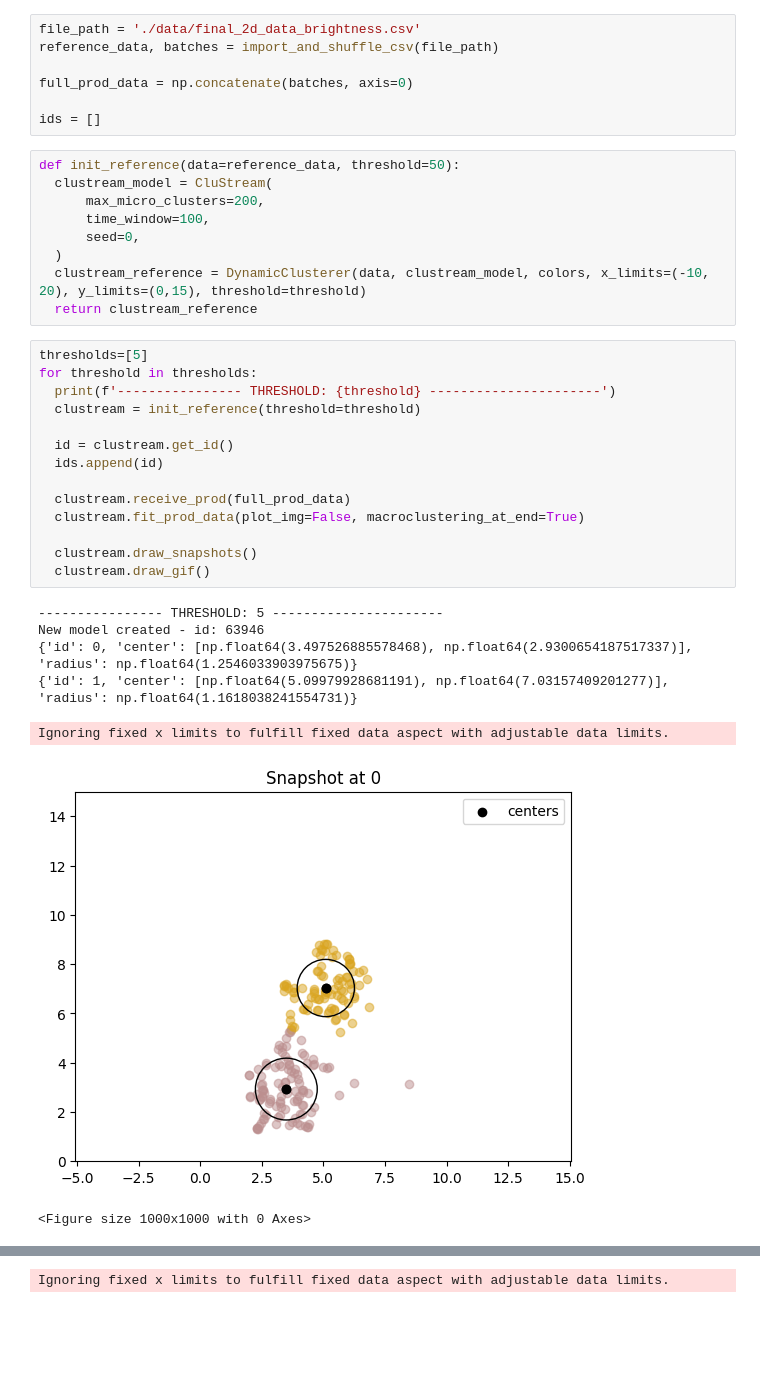
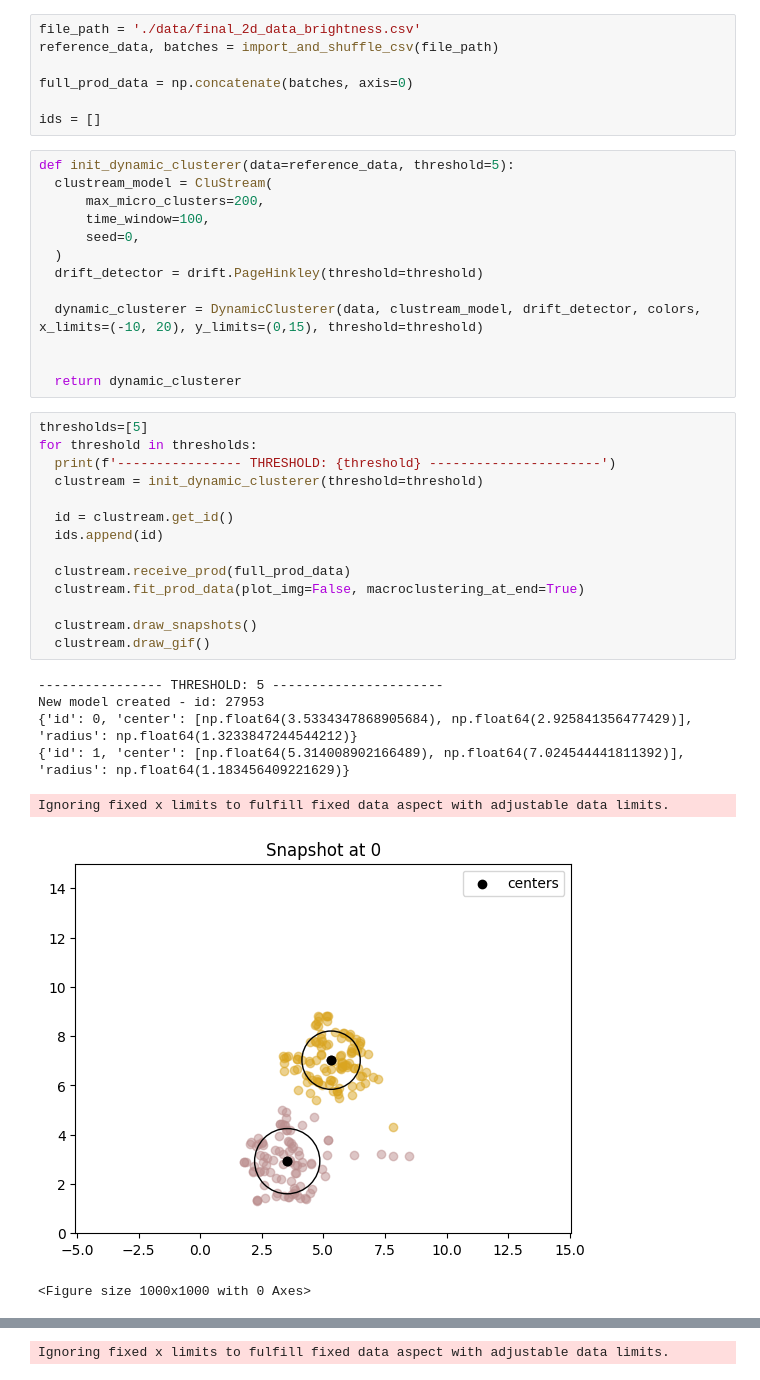
Before and after one commit to mirkomanset/dynamic-clustering, a Jupyter notebook: notebooks/CluStream+MEC_v8.ipynb, the cells around one changed output, grey strips where cells are left out. Drawn from its saved outputs; the diff is of its cells as text; blank space fills up the shorter version.

```diff
--- a/notebooks/CluStream+MEC_v8.ipynb
+++ b/notebooks/CluStream+MEC_v8.ipynb
@@ -52,33 +54,37 @@ full_prod_data = np.concatenate(batches, axis=0)
 
 ids = []
 # %%
-def init_reference(data=reference_data, threshold=50):
+def init_dynamic_clusterer(data=reference_data, threshold=5):
   clustream_model = CluStream(
       max_micro_clusters=200,
       time_window=100,
       seed=0,
   )
-  clustream_reference = DynamicClusterer(data, clustream_model, colors, x_limits=(-10, 20), y_limits=(0,15), threshold=threshold)
-  return clustream_reference
+  drift_detector = drift.PageHinkley(threshold=threshold)
+
+  dynamic_clusterer = DynamicClusterer(data, clustream_model, drift_detector, colors, x_limits=(-10, 20), y_limits=(0,15), threshold=threshold)
+
+
+  return dynamic_clusterer
 # %%
 thresholds=[5]
 for threshold in thresholds:
   print(f'---------------- THRESHOLD: {threshold} ----------------------')
-  clustream = init_reference(threshold=threshold)
+  clustream = init_dynamic_clusterer(threshold=threshold)
 
   id = clustream.get_id()
   ids.append(id)
 
   clustream.receive_prod(full_prod_data)
   clustream.fit_prod_data(plot_img=False, macroclustering_at_end=True)
 
   clustream.draw_snapshots()
   clustream.draw_gif()
 # %% [output]
 ---------------- THRESHOLD: 5 ----------------------
-New model created - id: 63946
-{'id': 0, 'center': [np.float64(3.497526885578468), np.float64(2.9300654187517337)], 'radius': np.float64(1.2546033903975675)}
-{'id': 1, 'center': [np.float64(5.09979928681191), np.float64(7.03157409201277)], 'radius': np.float64(1.1618038241554731)}
+New model created - id: 27953
+{'id': 0, 'center': [np.float64(3.5334347868905684), np.float64(2.925841356477429)], 'radius': np.float64(1.3233847244544212)}
+{'id': 1, 'center': [np.float64(5.314008902166489), np.float64(7.024544441811392)], 'radius': np.float64(1.183456409221629)}
 Ignoring fixed x limits to fulfill fixed data aspect with adjustable data limits.
-[figure, old version]
+[figure, new version]
 <Figure size 1000x1000 with 0 Axes>
```
Also changed, not shown: parts of 3 cells of this notebook, 24 other files.
